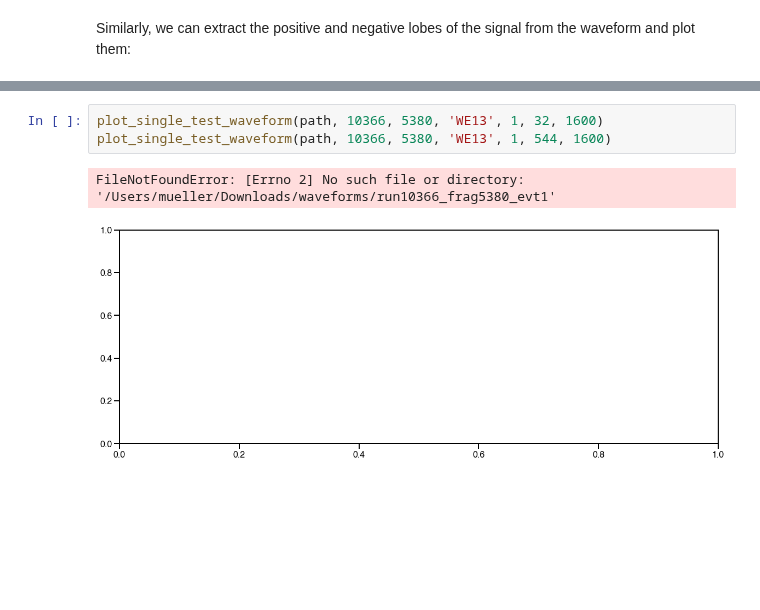
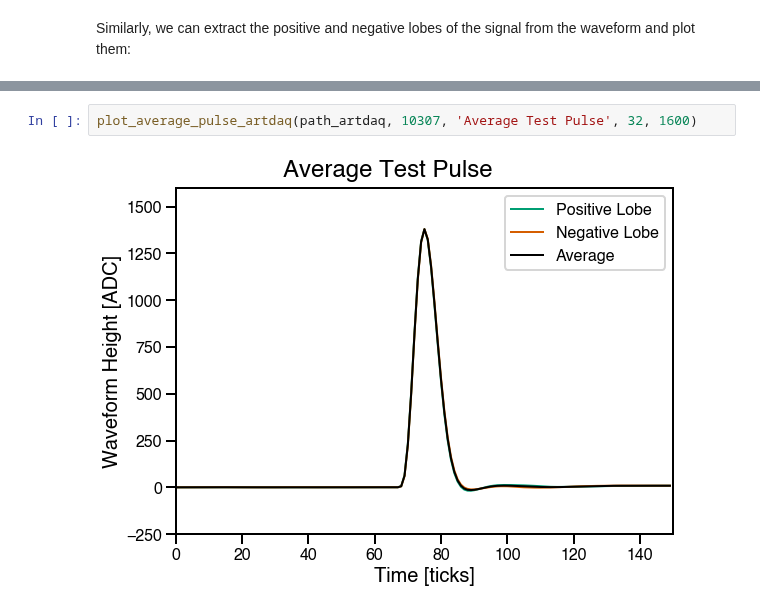
Before and after one commit to justinjmueller/icarus_tpc_analysis, a Jupyter notebook: icarus_test_pulse/icarus_test_pulse.ipynb, the cells around one changed output, grey strips where cells are left out. Cells and saved outputs as stored; diff of their text form; blank space fills up the shorter version.

```diff
--- a/icarus_test_pulse/icarus_test_pulse.ipynb
+++ b/icarus_test_pulse/icarus_test_pulse.ipynb
@@ -88,9 +70,7 @@ plot_average_pulse_artdaq(path_artdaq, 10367, f'Average Test Pulse (Channel {chi
-# %%
-plot_single_test_waveform(path, 10366, 5380, 'WE13', 1, 32, 1600)
-plot_single_test_waveform(path, 10366, 5380, 'WE13', 1, 544, 1600)
-# %% [output]
-FileNotFoundError: [Errno 2] No such file or directory: '/Users/mueller/Downloads/waveforms/run10366_frag5380_evt1'
-[figure, removed]
+# %%
+plot_average_pulse_artdaq(path_artdaq, 10307, 'Average Test Pulse', 32, 1600)
+# %% [output]
+[figure, added]
 # %% [markdown]
 ## V. Run Documentation
 For completeness, I will document here the list of runs taken with the test pulse (internal or external) enabled. In late March, we took data with the internal test pulse:
```
Also changed, not shown: parts of 3 cells of this notebook.
